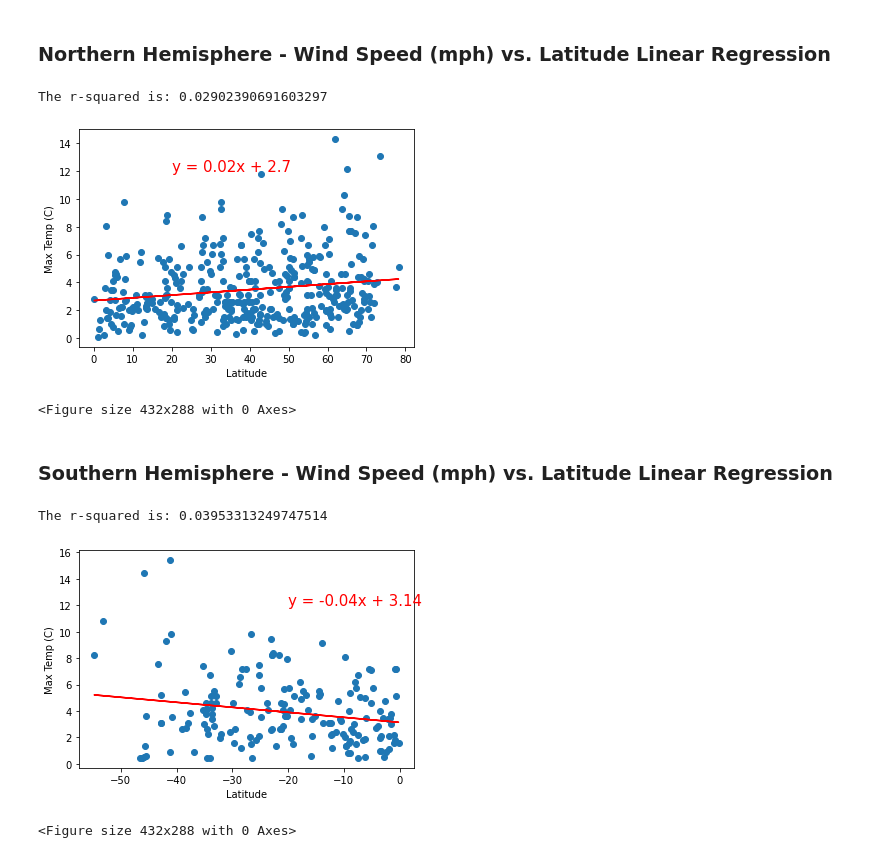
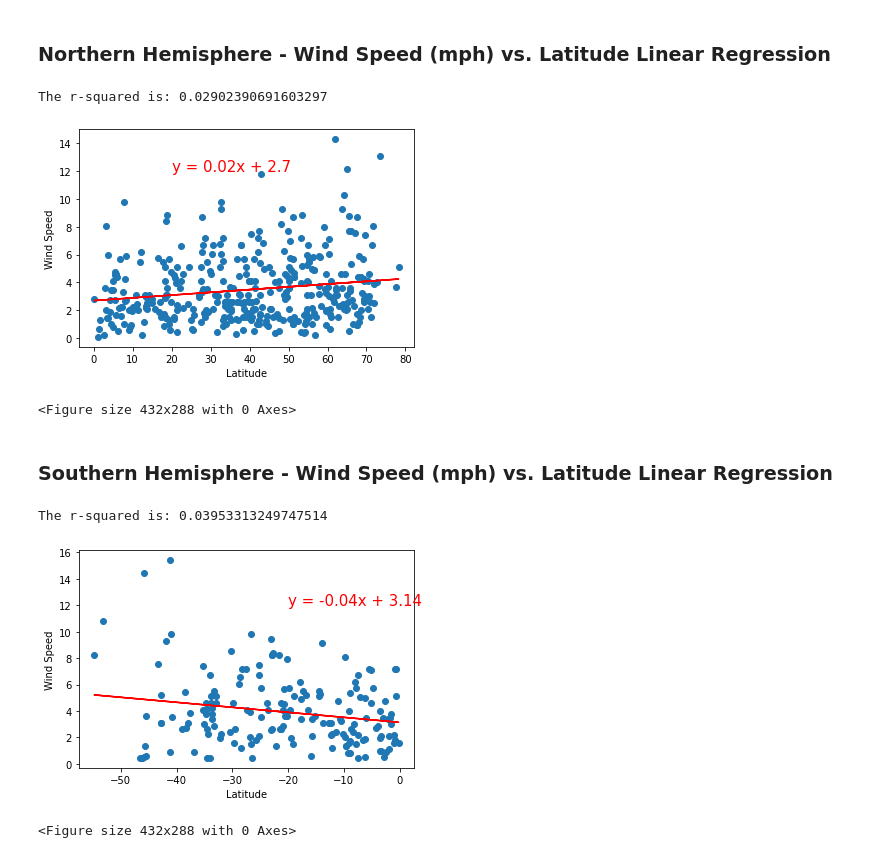
Before and after one commit to Starcode897/API-CHALLENGE, a Jupyter notebook: starter_code/WeatherPy.ipynb, the cells around one changed output. Drawn from its saved outputs; the diff is of its cells as text; code cells hidden in the pictures.

```diff
--- a/starter_code/WeatherPy.ipynb
+++ b/starter_code/WeatherPy.ipynb
@@ -366,24 +384,23 @@ The r-squared is: 0.020610317579574978
 # %%
 x2 = north["Lat"]
 y2 = north['Wind Speed']
 (slope, intercept, rvalue, pvalue, stderr) = linregress(x2, y2)
 regress_values = x2 * slope + intercept
 line_eq = "y = " + str(round(slope,2)) + "x + " + str(round(intercept,2))
 plt.scatter(x2,y2)
 plt.plot(x2,regress_values,"r-")
 plt.annotate(line_eq,(20,12),fontsize=15,color="red")
 plt.xlabel('Latitude')
-plt.ylabel('Max Temp (C)')
+plt.ylabel('Wind Speed')
 
 print(f"The r-squared is: {rvalue**2}")
 plt.show()
-plt.savefig('../output_data/northlat_vs_wind.png')
+plt.savefig('../Images/northlat_vs_wind.png')
 
-#As the latitude increases the temperature values become more concentrated.
-#the r squared value suggests no meaningful predictions.
+#The wind speed can't be predicted, and it doesn't seem to have much relation with latitude.
 # %% [output]
 The r-squared is: 0.02902390691603297
-[figure, old version]
+[figure, new version]
 <Figure size 432x288 with 0 Axes>
 # %% [markdown]
 ###  Southern Hemisphere - Wind Speed (mph) vs. Latitude Linear Regression
@@ -397,15 +414,14 @@ plt.scatter(x2,y2)
 plt.plot(x2,regress_values,"r-")
 plt.annotate(line_eq,(-20,12),fontsize=15,color="red")
 plt.xlabel('Latitude')
-plt.ylabel('Max Temp (C)')
+plt.ylabel('Wind Speed')
 
 print(f"The r-squared is: {rvalue**2}")
 plt.show()
-plt.savefig('../output_data/southlat_vs_wind.png')
+plt.savefig('../Images/southlat_vs_wind.png')
 
-#As the latitude increases the temperature values become more concentrated.
-#the r squared value suggests no meaningful predictions.
+#The wind speed values get more concentrated at greater latitudes, however, no meaningful predictions can be made.
 # %% [output]
 The r-squared is: 0.03953313249747514
-[figure, old version]
+[figure, new version]
 <Figure size 432x288 with 0 Axes>
```
Also changed, not shown: parts of 10 cells of this notebook, 14 other files.
